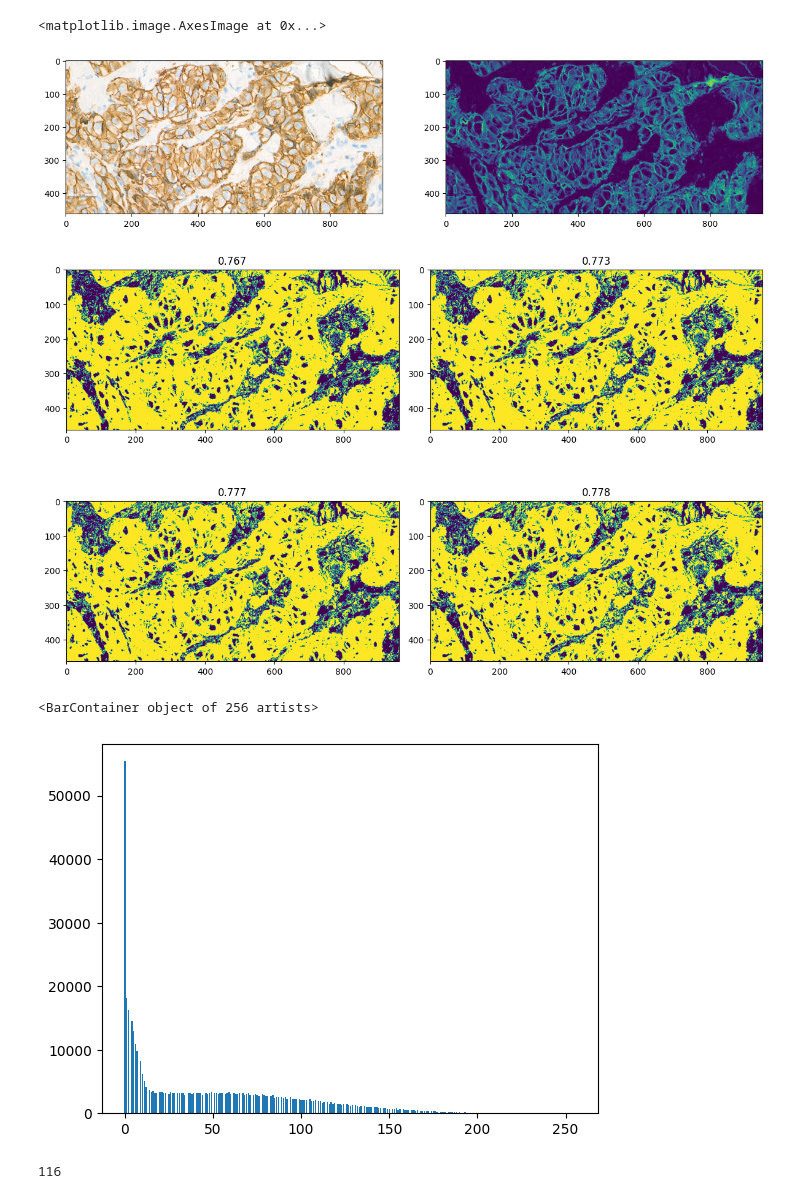
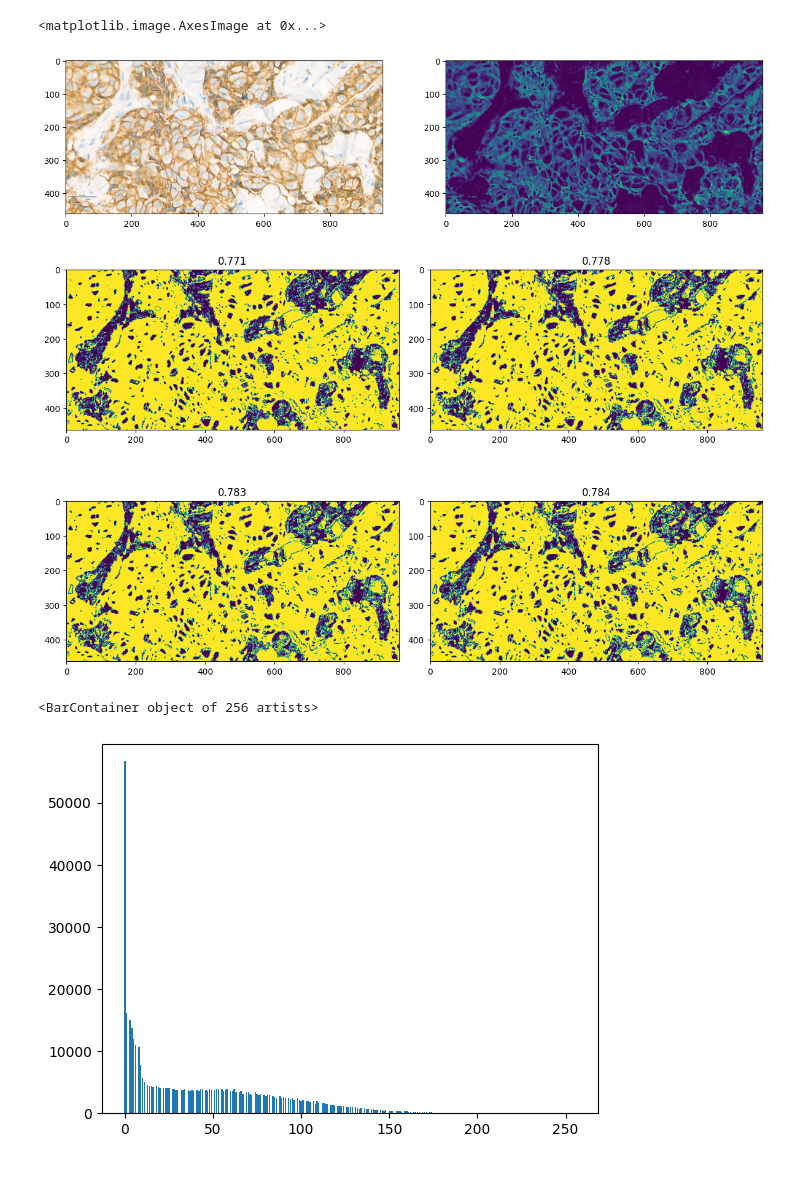
Before and after one commit to Surayuth/her2ml, a Jupyter notebook: notebooks/contrast_enhancement.ipynb, the cells around one changed output. Saved outputs shown, nothing was run; the diff lists cells and outputs as text; code cells hidden in the pictures.

```diff
--- a/notebooks/contrast_enhancement.ipynb
+++ b/notebooks/contrast_enhancement.ipynb
@@ -32,16 +32,16 @@ def extract_mask(img):
     return cont_mask
 # %%
 #path = "/home/surayuth/her2/Data_Chula/19 Nov 04 Her2 2+ D+/04 HER2 2+ D+ (1).JPG"
-path = "/home/surayuth/her2/Data_Chula/3 April HER2 3+ D+ case 1/HER2 3+ D+_1 (8).jpg"
+path = "/home/surayuth/her2/Data_Chula/3 April HER2 3+ D+ case 1/HER2 3+ D+_1 (14).jpg"
 img = read_image(path, scale=0.5)
 cont_mask = extract_mask(img)
 
 fig, (ax1, ax2) = plt.subplots(1, 2, figsize=(15, 8))
 ax1.imshow(img)
 ax2.imshow(cont_mask)
 # %% [output]
 <matplotlib.image.AxesImage at 0x...>
-[figure, old version]
+[figure, new version]
 # %%
 prep_mask = np.round(cont_mask / cont_mask.max() * 255).astype(np.uint8)
 
@@ -63,12 +63,12 @@ for i, s in enumerate([4, 8, 16, 32]):
 
 fig.tight_layout()
 # %% [output]
-[figure, old version]
+[figure, new version]
 # %%
 plt.bar(np.arange(256), np.histogram(prep_mask.reshape(-1), 256)[0])
 # %% [output]
 <BarContainer object of 256 artists>
-[figure, old version]
+[figure, new version]
 # %%
 def count_hole(mask, min_area=100):
     analysis = cv2.connectedComponentsWithStats(((~mask) * 255).astype(np.uint8),
@@ -83,10 +83,6 @@ def count_hole(mask, min_area=100):
         if (area > min_area) and (area < h * w / 100):
             count += 1
     return count
-
-count_hole(prep_mask > 10)
-# %% [output]
-116
 # %%
 # Apply the Component analysis function
 h, w = closing.shape
```
Also changed, not shown: parts of 2 cells of this notebook, 2 other files.
